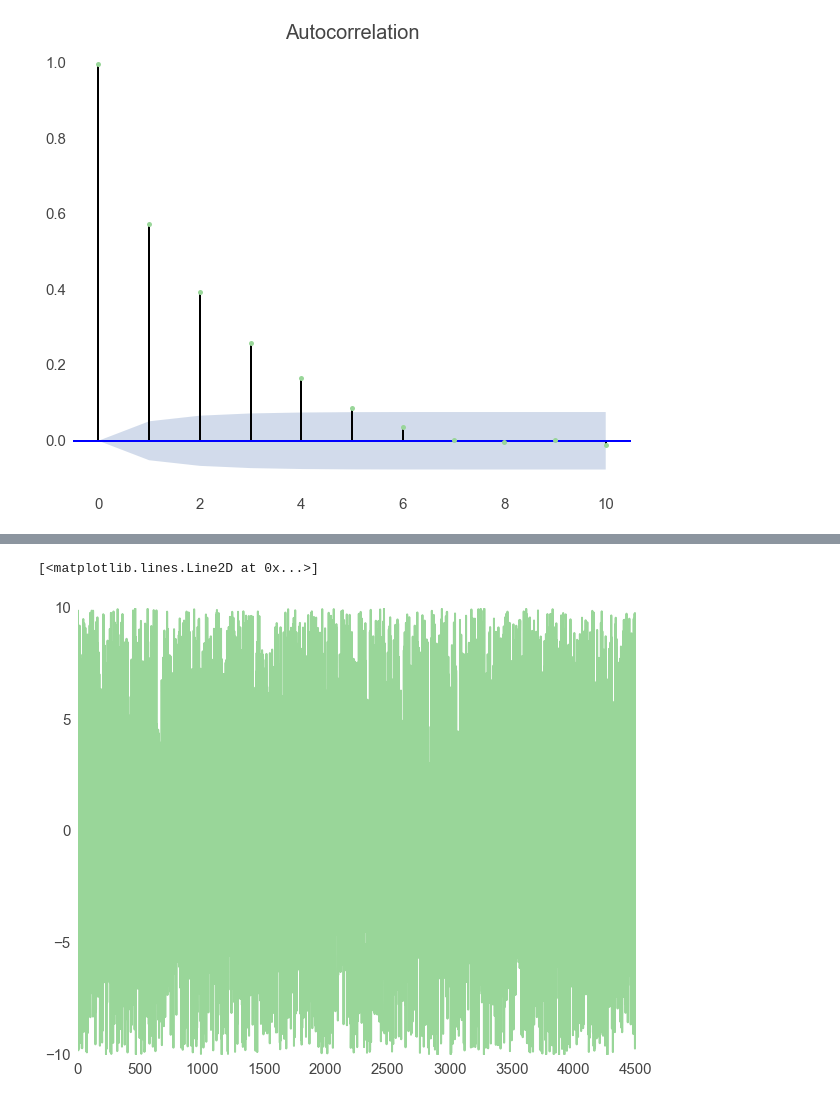
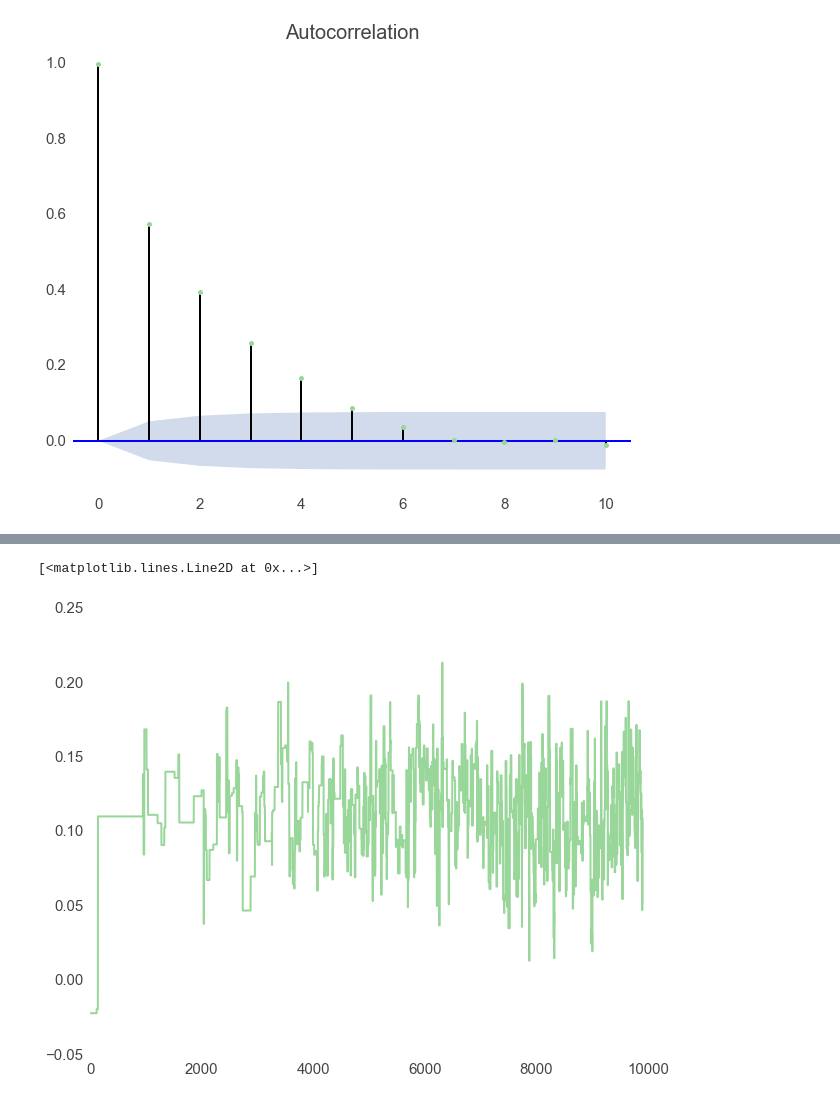
Before and after one commit to am207Hubway/final_project, a Jupyter notebook: Time Series.ipynb, the cells around one changed output, grey strips where cells are left out. Saved outputs shown, nothing was run; the diff lists cells and outputs as text; code cells hidden in the pictures.

```diff
--- a/Time Series.ipynb
+++ b/Time Series.ipynb
@@ -36,7 +36,7 @@ rcParams['axes.labelsize'] = 17.5
 rcParams['xtick.labelsize'] = 15
 rcParams['ytick.labelsize'] = 15
 rcParams['legend.fontsize'] = 17.5
-rcParams['patch.edgecolor'] = 'none'
+rcParams['patch.edgecolor'] = 'black'
 rcParams['grid.color']="white"
 rcParams['grid.linestyle']="-"
 rcParams['grid.linewidth'] = 1
@@ -91,11 +91,21 @@ plt.plot(out_minutes_series[22,:])
 # %% [output]
 [<matplotlib.lines.Line2D at 0x...>]
 [figure]
+# %%
+min_per_interval = 60
+ints = 0
+timeseries_matrix_60minute_out = np.zeros(len(out_minutes_series[22,:])/min_per_interval)
+while ints < len(timeseries_matrix_60minute_out):
+    int_sum = 0
+    for i in range(min_per_interval):
+        int_sum += out_minutes_series[22,ints*min_per_interval + i]
+    timeseries_matrix_60minute_out[ints] = int_sum
+    ints +=1
 # %%
 min_per_interval = 30
 ints = 0
 timeseries_matrix_30minute_out = np.zeros(len(out_minutes_series[22,:])/min_per_interval)
-while ints < len(timeseries_matrix_10minute_out):
+while ints < len(timeseries_matrix_30minute_out):
     int_sum = 0
     for i in range(min_per_interval):
         int_sum += out_minutes_series[22,ints*min_per_interval + i]
@@ -112,20 +130,20 @@ tsaplots.plot_acf(timeseries_matrix_30minute_out[:1440], lags=10);
 [figure]
 # %%
 #estimate these
-N = len(timeseries_matrix_30minute_out[:1440])
+N = 1440
 AR = 5
 
 # a1n(xn-1) + a2n(xn-2) + a3n(xn-3) +a4n(xn-4) + a5n(xn-5)
 
-alphas = pm.Container([pm.Uniform('alpha_%i' %i,lower = -10,upper = 10) for i in range((N-AR)*AR)])
+alphas = pm.Container([pm.Uniform('alpha_%i' %i,lower = -10,upper = 10) for i in range(AR)])
 
 sigma_squared = pm.Uniform('sigma_squared',lower=0,upper=10)
 
-mus = pm.Container([alphas[i]*timeseries_matrix_30minute_out[i-1] + \
-                    alphas[i+1]*timeseries_matrix_30minute_out[i-2] + \
-                    alphas[i+2]*timeseries_matrix_30minute_out[i-3] + \
-                    alphas[i+3]*timeseries_matrix_30minute_out[i-4] + \
-                    alphas[i+4]*timeseries_matrix_30minute_out[i-5] \
+mus = pm.Container([alphas[0]*timeseries_matrix_30minute_out[i-1] + \
+                    alphas[1]*timeseries_matrix_30minute_out[i-2] + \
+                    alphas[2]*timeseries_matrix_30minute_out[i-3] + \
+                    alphas[3]*timeseries_matrix_30minute_out[i-4] + \
+                    alphas[4]*timeseries_matrix_30minute_out[i-5] \
                     for i in range(AR,N)])
 
 #init_likelihood = pm.Normal('init_likelihood', mu = 0, tau = 1/sigma_squared, value = timeseries_matrix_30minute_out[0], observed = True)
@@ -135,5 +153,5 @@ likelihood = pm.Container([pm.Normal('likelihood_%i' %i, mu = mus[i-AR], tau = 1
 posterior = pm.Model([alphas, mus, sigma_squared, likelihood])
 
 mcmc = pm.MCMC(posterior)
-mcmc.sample(iter=5000,burn=500)
+mcmc.sample(iter=10000,burn=100)
 # %% [output]
@@ -146,12 +169,8 @@ plt.plot(sigma_squared.trace())
 # %%
-####
-
-plt.plot(alphas[0].trace())
-
-####
+plt.plot(alphas[1].trace())
 # %% [output]
 [<matplotlib.lines.Line2D at 0x...>]
-[figure, old version]
+[figure, new version]
 # %%
 mcmc_sigma_squared = np.mean(sigma_squared.trace())
 mcmc_sigma_squared
```
Also changed, not shown: parts of 10 cells of this notebook, 1 other file.
